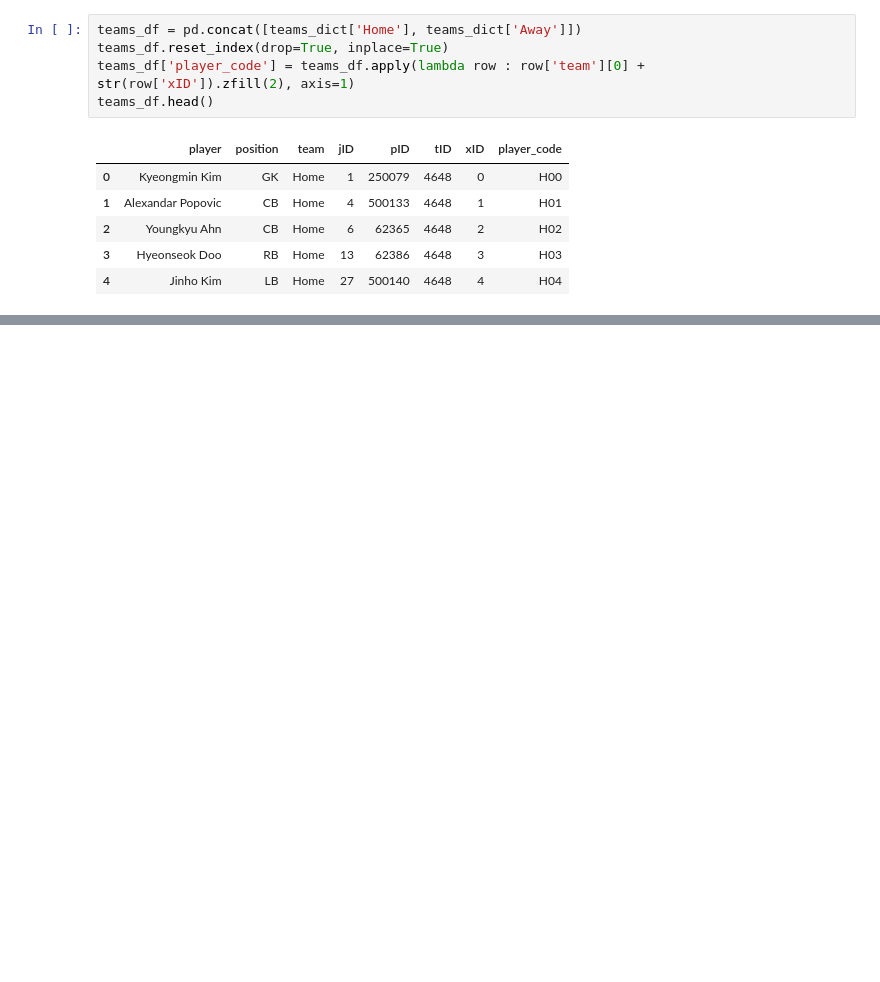
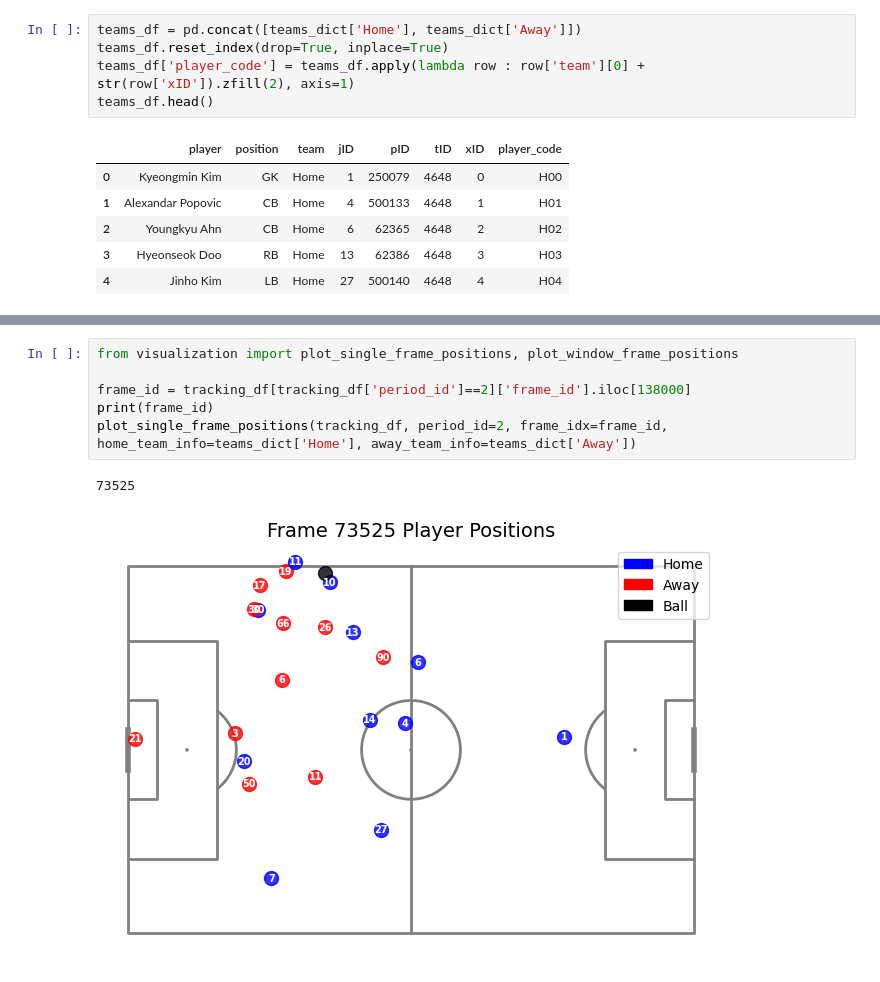
Before and after one commit to leemingo/express-v2, a Jupyter notebook: notebook/4-merge-event-tracking.ipynb, the cells around one changed output, grey strips where cells are left out. Drawn from its saved outputs; the diff is of its cells as text; blank space fills up the shorter version.

```diff
--- a/notebook/4-merge-event-tracking.ipynb
+++ b/notebook/4-merge-event-tracking.ipynb
@@ -154,0 +289,9 @@ tracking_df[pd.isna(tracking_df['player_code'])]
+# %%
+from visualization import plot_single_frame_positions, plot_window_frame_positions
+
+frame_id = tracking_df[tracking_df['period_id']==2]['frame_id'].iloc[138000]
+print(frame_id)
+plot_single_frame_positions(tracking_df, period_id=2, frame_idx=frame_id, home_team_info=teams_dict['Home'], away_team_info=teams_dict['Away'])
+# %% [output]
+73525
+[figure, added]
```
Also changed, not shown: parts of 41 cells of this notebook, 12 other files.
